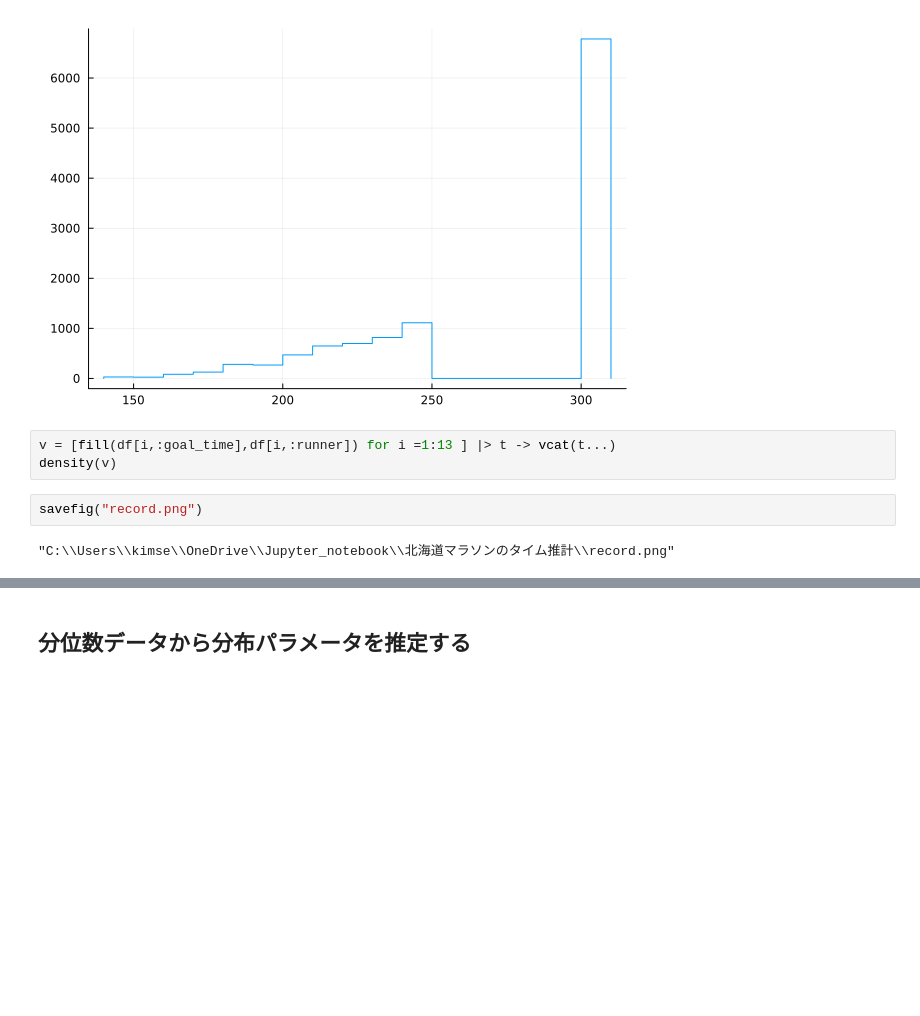
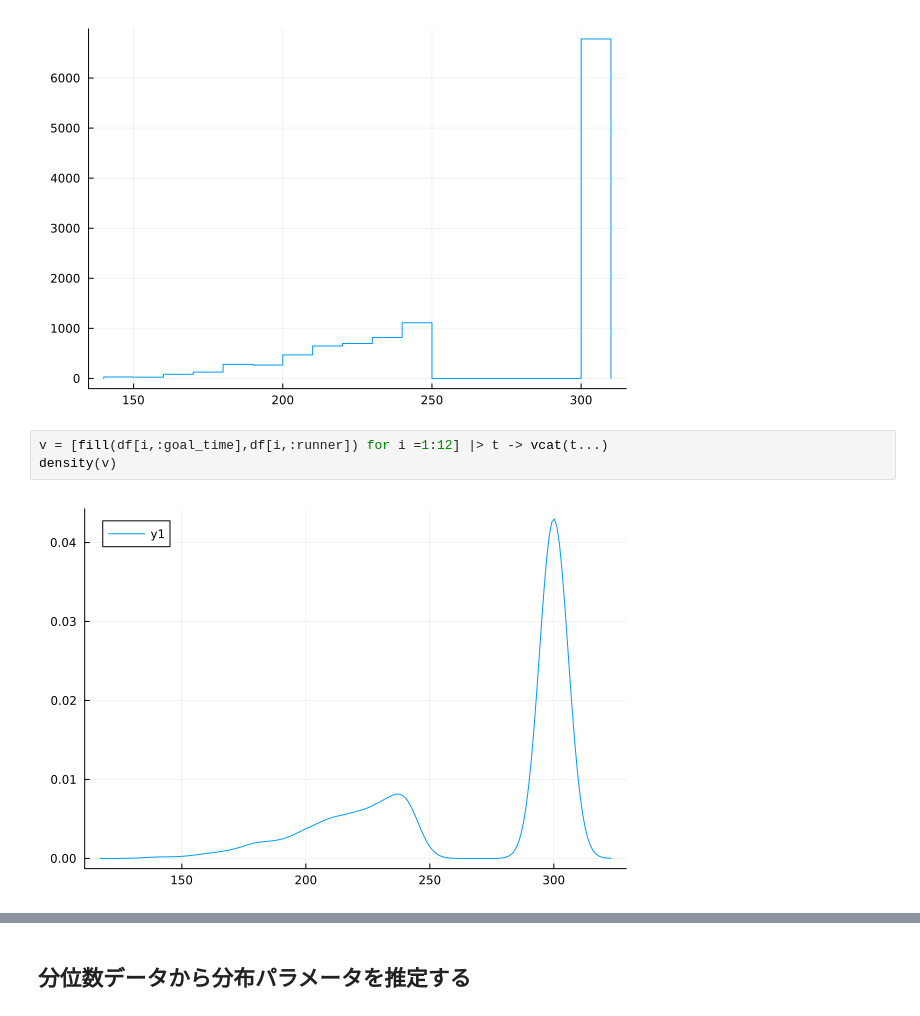
Before and after one commit to kimseok1973/Hokkaido_Marathon, a Jupyter notebook: Turingで度数分布からGamma分布のパラメータを調べる（再）.ipynb, the cells around one changed output, grey strips where cells are left out. Cells and saved outputs as stored; diff of their text form; blank space fills up the shorter version.

```diff
--- a/Turingで度数分布からGamma分布のパラメータを調べる（再）.ipynb
+++ b/Turingで度数分布からGamma分布のパラメータを調べる（再）.ipynb
@@ -187,12 +190,10 @@ plot(a,st=:stephist, label="")
 # %% [output]
 [figure]
 # %%
-v = [fill(df[i,:goal_time],df[i,:runner]) for i =1:13 ] |> t -> vcat(t...)
+v = [fill(df[i,:goal_time],df[i,:runner]) for i =1:12] |> t -> vcat(t...)
 density(v)
+# %% [output]
+[figure, added]
-# %%
-savefig("record.png")
-# %% [output]
-"C:\\Users\\kimse\\OneDrive\\Jupyter_notebook\\北海道マラソンのタイム推計\\record.png"
 # %%
 #mean_time = [140,145,155,165,175,185,195,205,215,225,235,300]
 mean_f = [120,141,151,161,171,181,191,201,211,221,231,241,301]
```
Also changed, not shown: parts of 31 cells of this notebook, 2 other files.
